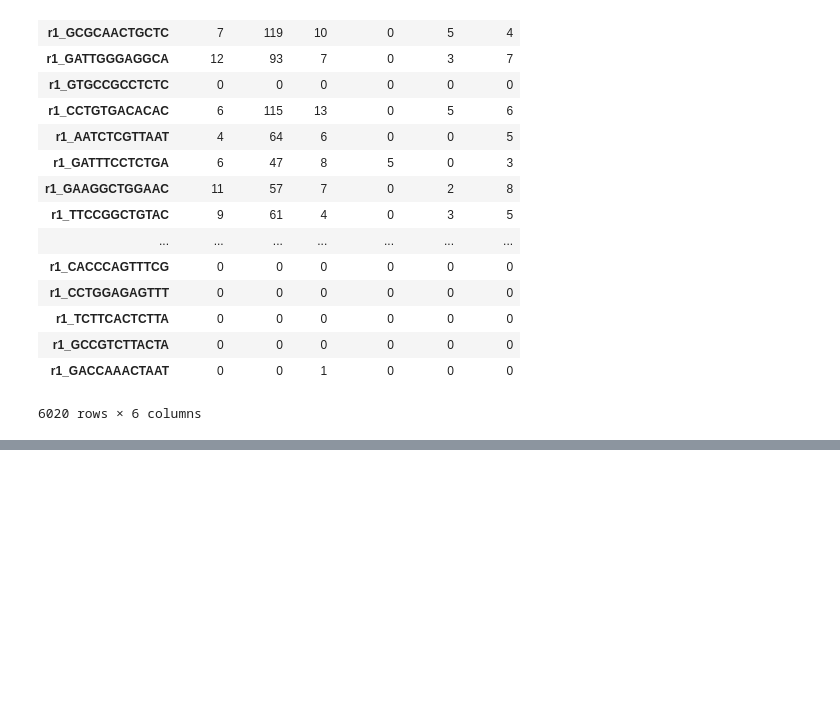
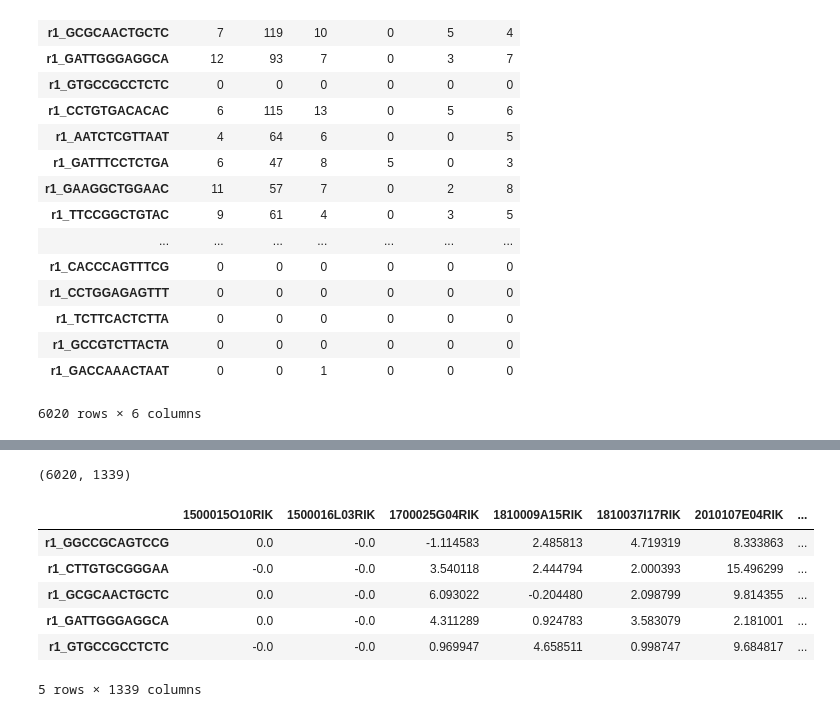
Before and after one commit to olgabot/macosko2015, a Jupyter notebook: notebooks/05_make_rentina_subsets_for_teaching.ipynb, the cells around one changed output, grey strips where cells are left out. Cells and saved outputs as stored; diff of their text form; code cells hidden in the pictures; blank space fills up the shorter version.

```diff
--- a/notebooks/05_make_rentina_subsets_for_teaching.ipynb
+++ b/notebooks/05_make_rentina_subsets_for_teaching.ipynb
@@ -789,0 +842,13 @@ table1_diff_genes_cells[['NRXN2', 'ATP1B1', 'PAX6', 'SLC32A1', 'SLC6A1', 'ELAVL3
+# %%
+sparse_df = pd.DataFrame(sparse, index=table1_diff_genes_cells.index, columns=table1_diff_genes_cells.columns)
+print(sparse_df.shape)
+sparse_df.head()
+# %% [output]
+(6020, 1339)
+|  | 1500015O10RIK | 1500016L03RIK | 1700025G04RIK | 1810009A15RIK | 1810037I17RIK | 2010107E04RIK | ... |
+| r1_GGCCGCAGTCCG | 0.0 | -0.0 | -1.114583 | 2.485813 | 4.719319 | 8.333863 | ... |
+| r1_CTTGTGCGGGAA | -0.0 | -0.0 | 3.540118 | 2.444794 | 2.000393 | 15.496299 | ... |
+| r1_GCGCAACTGCTC | 0.0 | -0.0 | 6.093022 | -0.204480 | 2.098799 | 9.814355 | ... |
+| r1_GATTGGGAGGCA | 0.0 | -0.0 | 4.311289 | 0.924783 | 3.583079 | 2.181001 | ... |
+| r1_GTGCCGCCTCTC | -0.0 | -0.0 | 0.969947 | 4.658511 | 0.998747 | 9.684817 | ... |
+5 rows × 1339 columns
```
Also changed, not shown: parts of 32 cells of this notebook, 6 other files.
